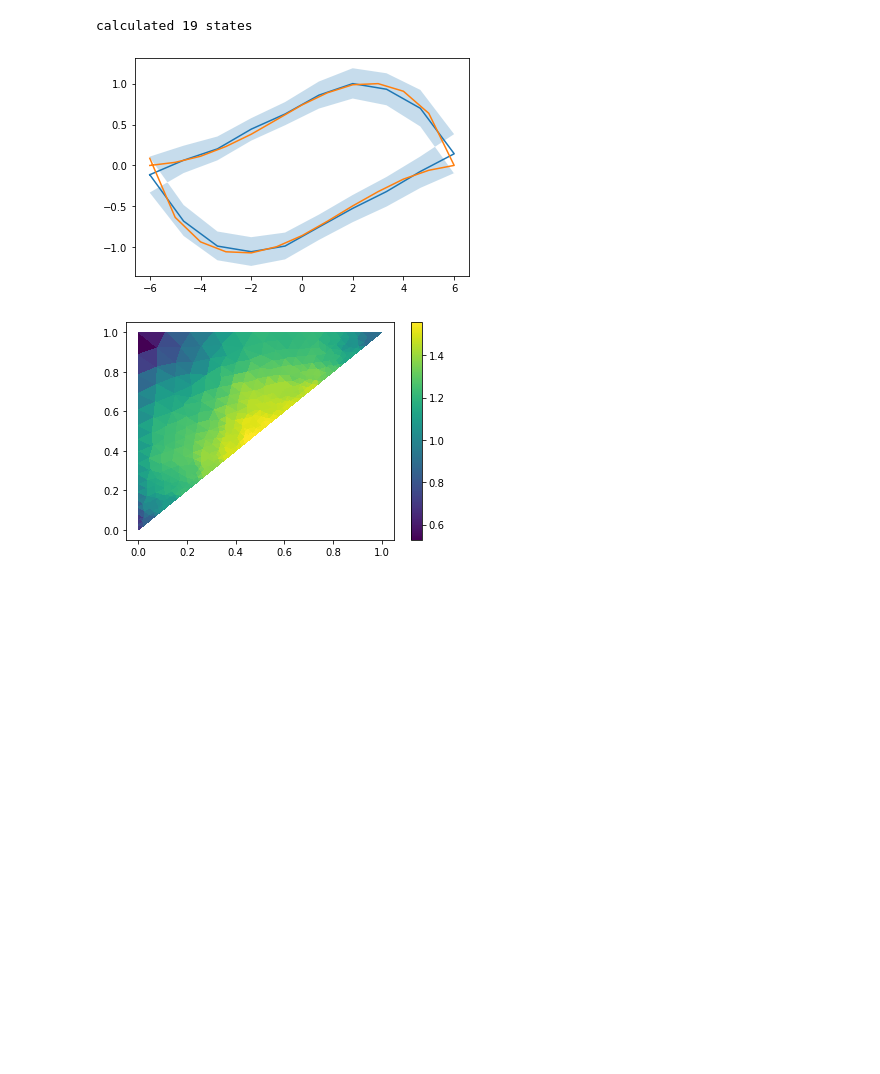
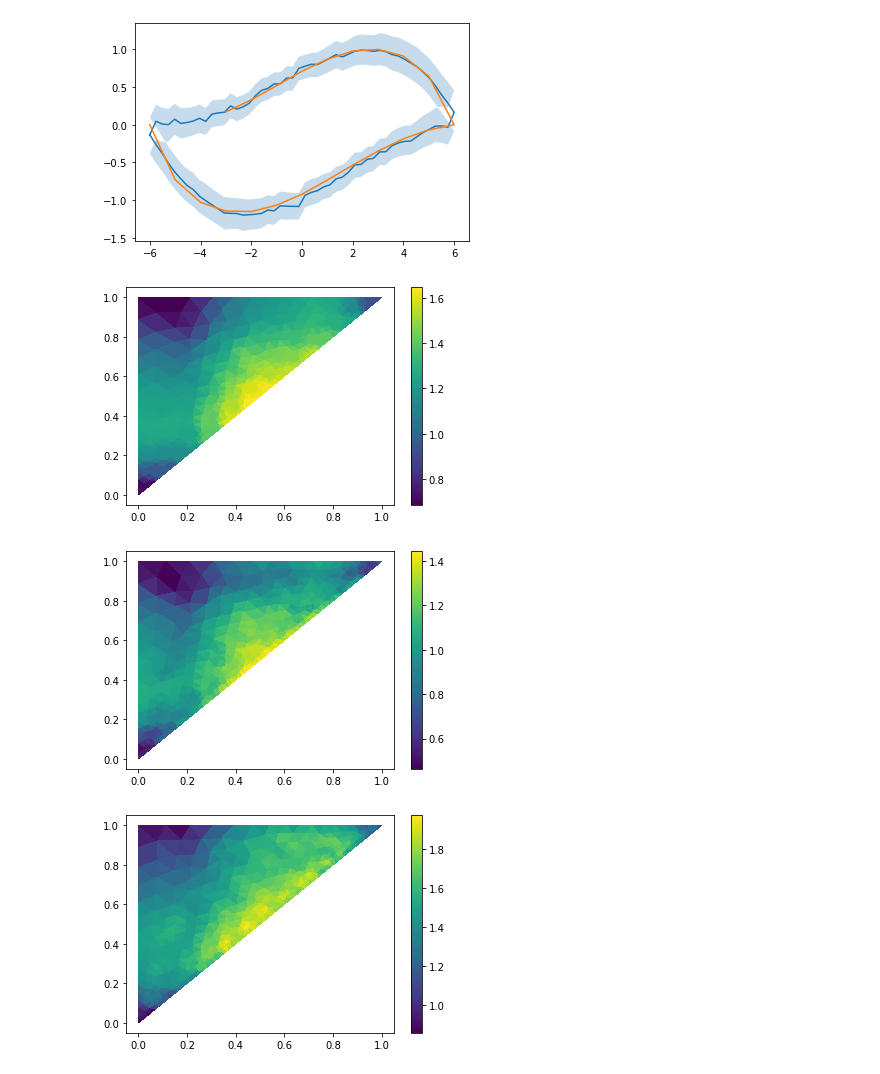
Before and after one commit to roussel-ryan/diff_hysteresis, a Jupyter notebook: analysis_scripts/linearized/linearized_svi.ipynb, the cells around one changed output. Saved outputs shown, nothing was run; the diff lists cells and outputs as text; code cells hidden in the pictures; blank space fills up the shorter version.

```diff
--- a/analysis_scripts/linearized/linearized_svi.ipynb
+++ b/analysis_scripts/linearized/linearized_svi.ipynb
@@ -27,8 +27,8 @@ data[:, 3] = data[:, 3] * np.where(data[:,7] < 0, -1, 1)
 h_full = torch.tensor(data[:,1]).double()
 m_full = torch.tensor(data[:,3]).double()
 
-h = torch.tensor(data[:,1]).double()
-m = torch.tensor(data[:,3]).double()
+h = torch.tensor(data[:,1]).double()[:-3]
+m = torch.tensor(data[:,3]).double()[:-3]
 
 H = LinearizedHysteresis(h, m, mesh_scale=0.5, trainable=False)
 
@@ -70,26 +70,33 @@ guide, loss = train_bayes(h, ml, B, 10000, initial_lr=0.001)
 # %%
 # make predictions
 from hysteresis.bayesian_utils import predict
 from hysteresis.visualization import plot_hysteresis_density
 
-t = torch.linspace(0, 1, 10)
+t = torch.linspace(0, 1, 50)
 h_test = torch.cat((t, t.flipud()))
 h_test = H.unnormalize_h(h_test)
 pred_summary, samples = predict(h_test, B, guide)
 mean = pred_summary['obs']['mean']
 upper = pred_summary['obs']['95%']
 lower = pred_summary['obs']['5%']
 
 plt.plot(h_test, mean)
 plt.fill_between(h_test, lower, upper, alpha=0.25)
 plt.plot(h, ml)
 
 dens = torch.nn.Softplus()(pred_summary['density']['mean'].detach().flatten())
 fig,ax = plot_hysteresis_density(H, dens)
+
+dens = torch.nn.Softplus()(pred_summary['density']['5%'].detach().flatten())
+fig,ax = plot_hysteresis_density(H, dens)
+
+dens = torch.nn.Softplus()(pred_summary['density']['95%'].detach().flatten())
+fig,ax = plot_hysteresis_density(H, dens)
 # %% [output]
-calculated 19 states
-[figure, old version]
+[figure, new version]
-[figure, old version]
+[figure, new version]
+[figure, added]
+[figure, added]
 # %%
 plt.plot(h_test, pred_summary['obs']['std'])
 # %% [output]
```
Also changed, not shown: parts of 3 cells of this notebook, 9 other files.
